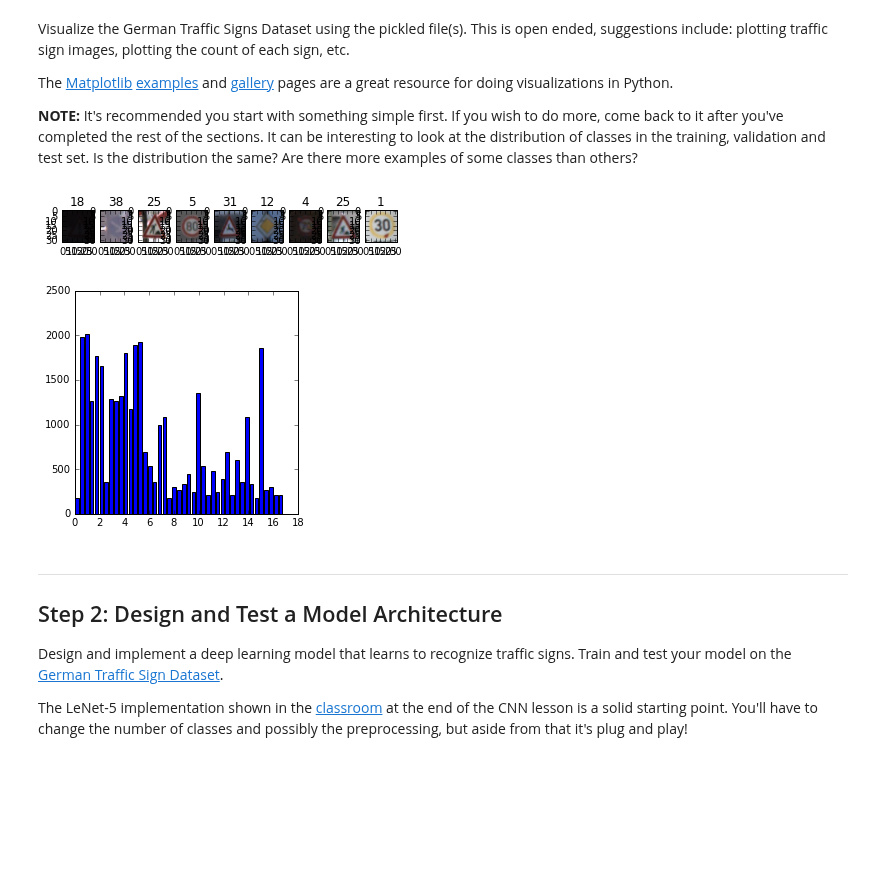
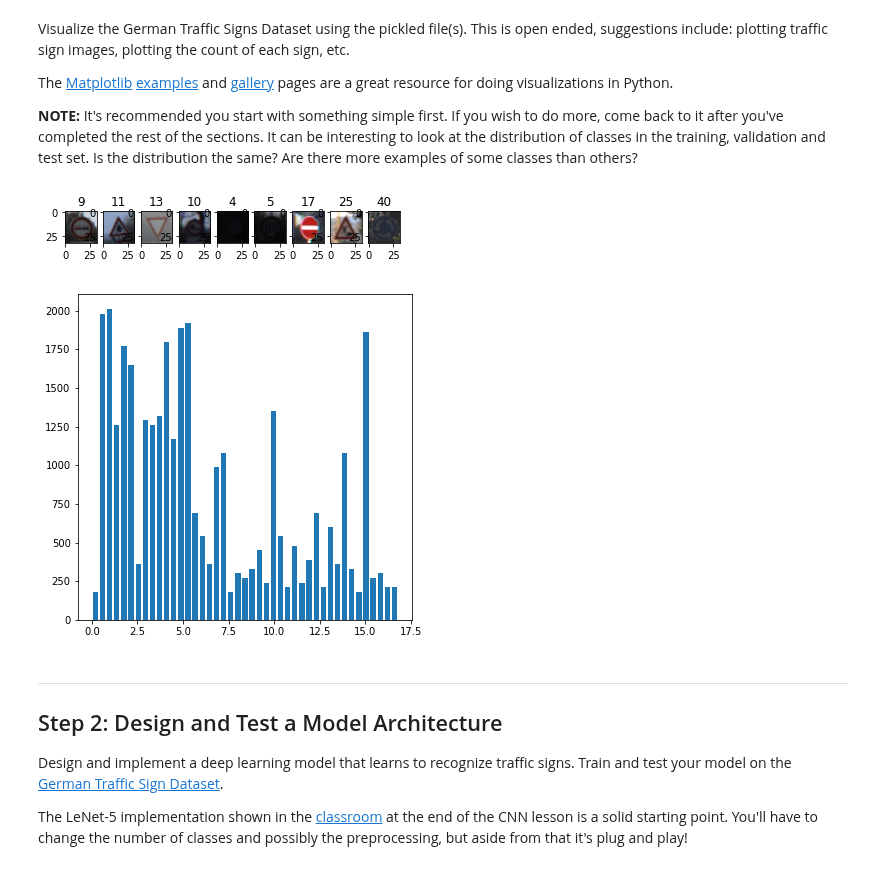
Before and after one commit to patman77/SDCE_nanodegree, a Jupyter notebook: Term1/Project2_Traffic_Sign_Classifier_Project/Traffic_Sign_Classifier.ipynb, the cells around one changed output. Drawn from its saved outputs; the diff is of its cells as text; code cells hidden in the pictures; blank space fills up the shorter version.

```diff
--- a/Term1/Project2_Traffic_Sign_Classifier_Project/Traffic_Sign_Classifier.ipynb
+++ b/Term1/Project2_Traffic_Sign_Classifier_Project/Traffic_Sign_Classifier.ipynb
@@ -103,34 +103,34 @@ The [Matplotlib](http://matplotlib.org/) [examples](http://matplotlib.org/exampl
 # %%
 ### Data exploration visualization code goes here.
 ### Feel free to use as many code cells as needed.
 import matplotlib.pyplot as plt
 import numpy as np
 import random
 import cv2
 # Visualizations will be shown in the notebook.
 %matplotlib inline
 
 fig, axes = plt.subplots(1,9)
-plt.figure(figsize=(4,4))
+plt.figure(figsize=(6,6))
 
 for i in range(9):
     index = random.randint(0, len(X_train))
     image = X_train[index].squeeze()
     axes[i].imshow(image)
-    cv2.imwrite("filename.jpg", image)
+    #cv2.imwrite("filename.jpg", image)
     axes[i].set_title(y_train[index])
 #print(y_train[index])
 #print(X_train[index])
 
 #histogram how often the labels are covered, this should be equalized via data augmentation
 histogram, bins = np.histogram(y_train, bins=n_classes)
 w = 0.3*(bins[1]-bins[0])
 center = (bins[:-1] + bins[1:])/5
 plt.bar(center, histogram, align='center', width=w)
 plt.show()
 # %% [output]
-[figure, old version]
+[figure, new version]
-[figure, old version]
+[figure, new version]
 # %% [markdown]
 ----
 
```
Also changed, not shown: parts of 17 cells of this notebook.
